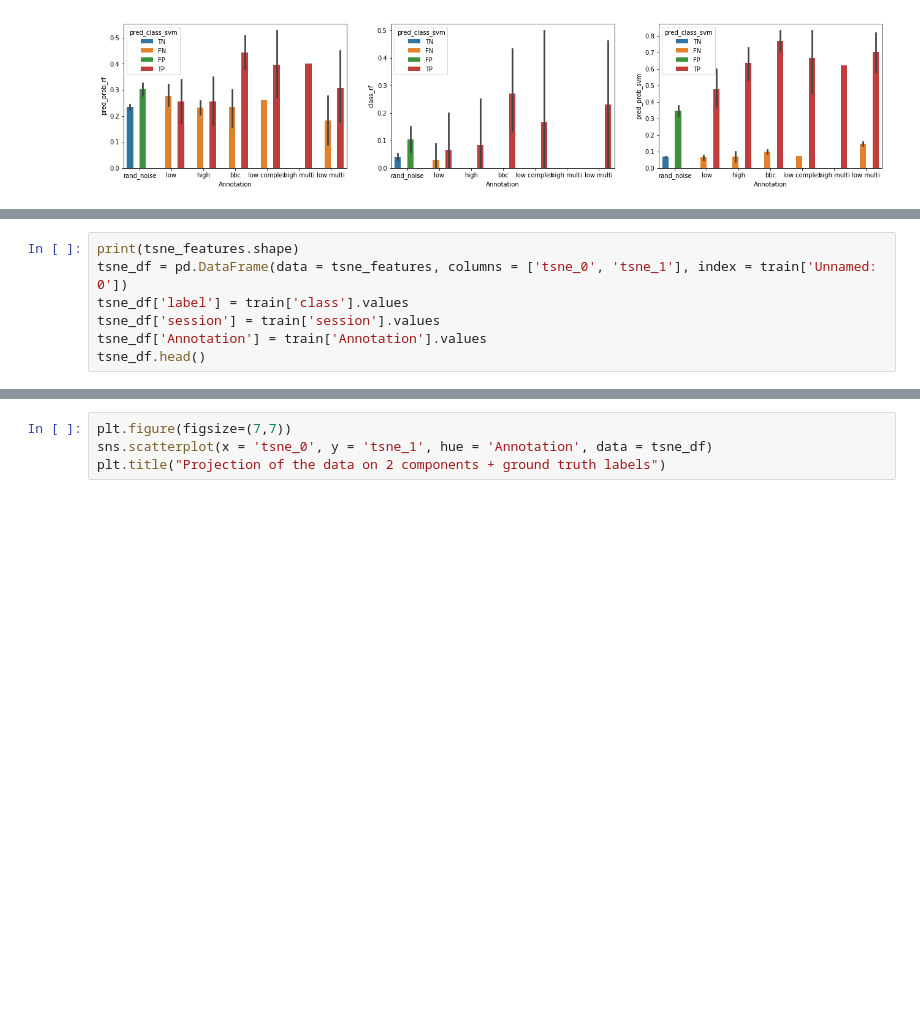
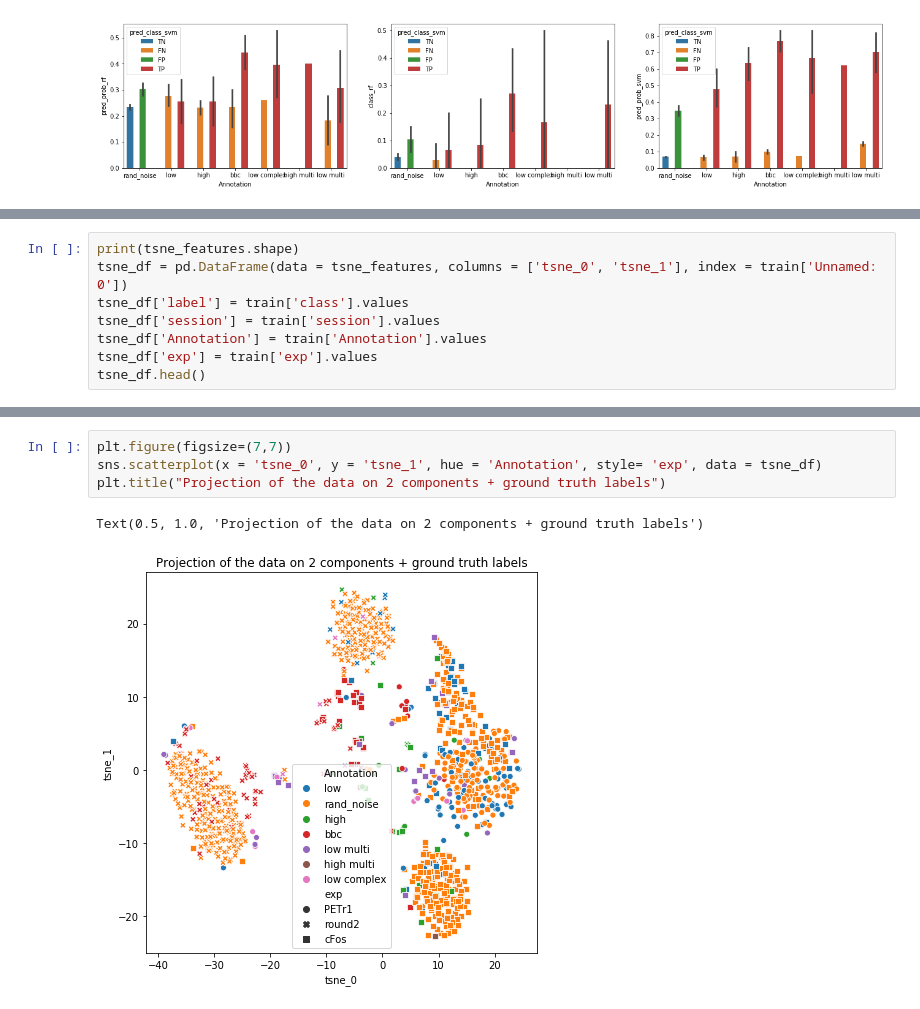
Before and after one commit to grace3999/USV_Python, a Jupyter notebook: Notebooks/4_xr_Annotations_classification_PSD.ipynb, the cells around one changed output, grey strips where cells are left out. Saved outputs shown, nothing was run; the diff lists cells and outputs as text; blank space fills up the shorter version.

```diff
--- a/Notebooks/4_xr_Annotations_classification_PSD.ipynb
+++ b/Notebooks/4_xr_Annotations_classification_PSD.ipynb
@@ -558,4 +709,5 @@ tsne_df = pd.DataFrame(data = tsne_features, columns = ['tsne_0', 'tsne_1'], ind
 tsne_df['label'] = train['class'].values
 tsne_df['session'] = train['session'].values
 tsne_df['Annotation'] = train['Annotation'].values
+tsne_df['exp'] = train['exp'].values
 tsne_df.head()
@@ -562,4 +723,7 @@ tsne_df.head()
 # %%
 plt.figure(figsize=(7,7))
-sns.scatterplot(x = 'tsne_0', y = 'tsne_1', hue = 'Annotation', data = tsne_df)
+sns.scatterplot(x = 'tsne_0', y = 'tsne_1', hue = 'Annotation', style= 'exp', data = tsne_df)
 plt.title("Projection of the data on 2 components + ground truth labels")
+# %% [output]
+Text(0.5, 1.0, 'Projection of the data on 2 components + ground truth labels')
+[figure, added]
```
Also changed, not shown: parts of 40 cells of this notebook.
